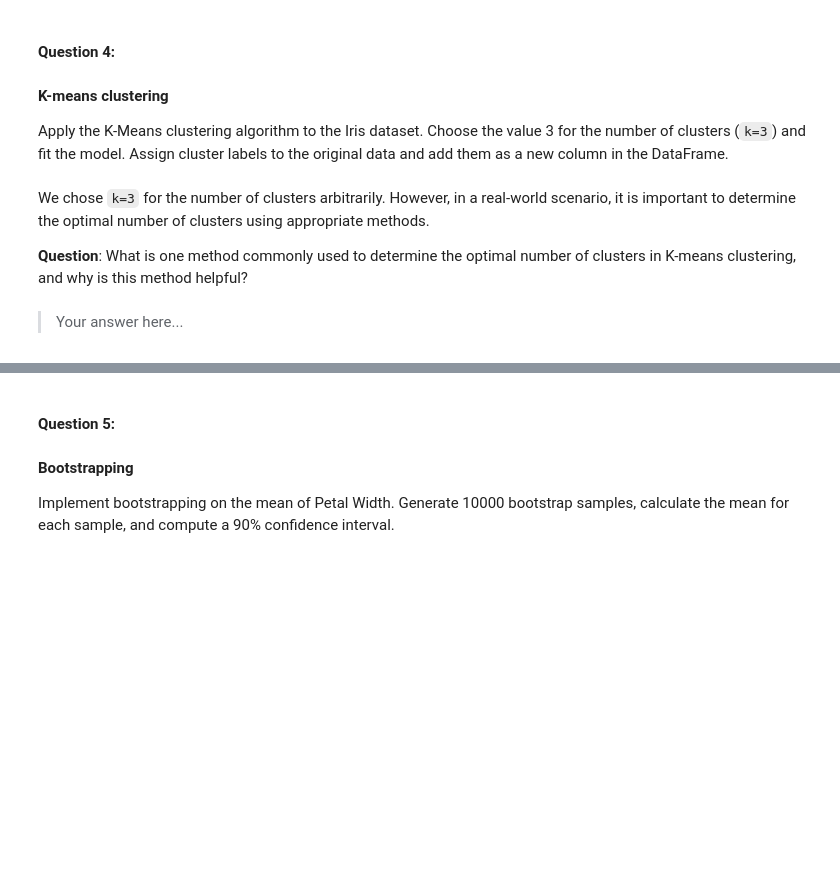
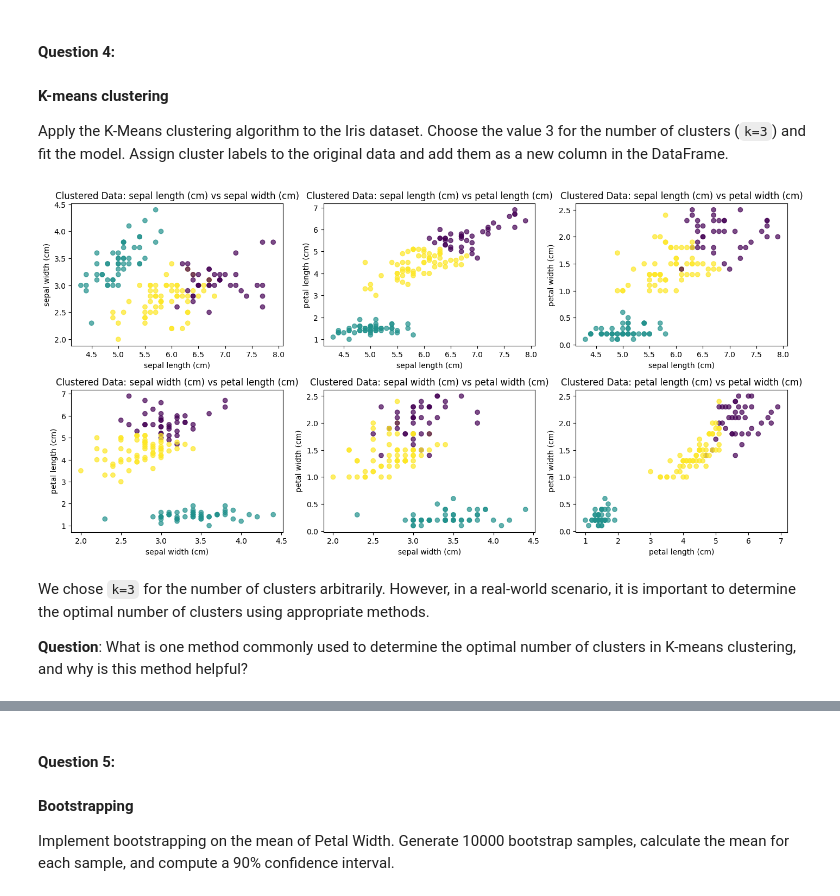
Before and after one commit to jeffey97/applying_statistical_concepts, a Jupyter notebook: 02_activities/assignments/assignment_3.ipynb, the cells around one changed output, grey strips where cells are left out. Saved outputs shown, nothing was run; the diff lists cells and outputs as text; code cells hidden in the pictures; blank space fills up the shorter version.

Commit message:
K-means cluster algorithm was applied to the Iris dataset, cluster visualized and elbow method explained.

```diff
--- a/02_activities/assignments/assignment_3.ipynb
+++ b/02_activities/assignments/assignment_3.ipynb
@@ -184,15 +184,15 @@ To conclude, standardizing ensures that all features contribute equally to the d
 Apply the K-Means clustering algorithm to the Iris dataset. Choose the value 3 for the number of clusters (`k=3`) and fit the model. Assign cluster labels to the original data and add them as a new column in the DataFrame.
 # %%
 # Your answer...
-
-clustered_iris_data = 🤷‍♂️
-
-
+kmeans = KMeans(n_clusters=3, random_state=42)
+iris_df['Cluster'] = kmeans.fit_predict(iris_df)
+clustered_iris_data = iris_df
+iris_df.head()
 # Use the helper function to plot scatter plots, colored by cluster labels
 plot_feature_pairs(clustered_iris_data, feature_names, color_labels=clustered_iris_data['Cluster'], title_prefix='Clustered Data: ')
+# %% [output]
+[figure, added]
 # %% [markdown]
 We chose `k=3` for the number of clusters arbitrarily. However, in a real-world scenario, it is important to determine the optimal number of clusters using appropriate methods.
 
 **Question**: What is one method commonly used to determine the optimal number of clusters in K-means clustering, and why is this method helpful?
-# %% [markdown]
-> Your answer here...
```
Also changed, not shown: parts of 2 cells of this notebook.
